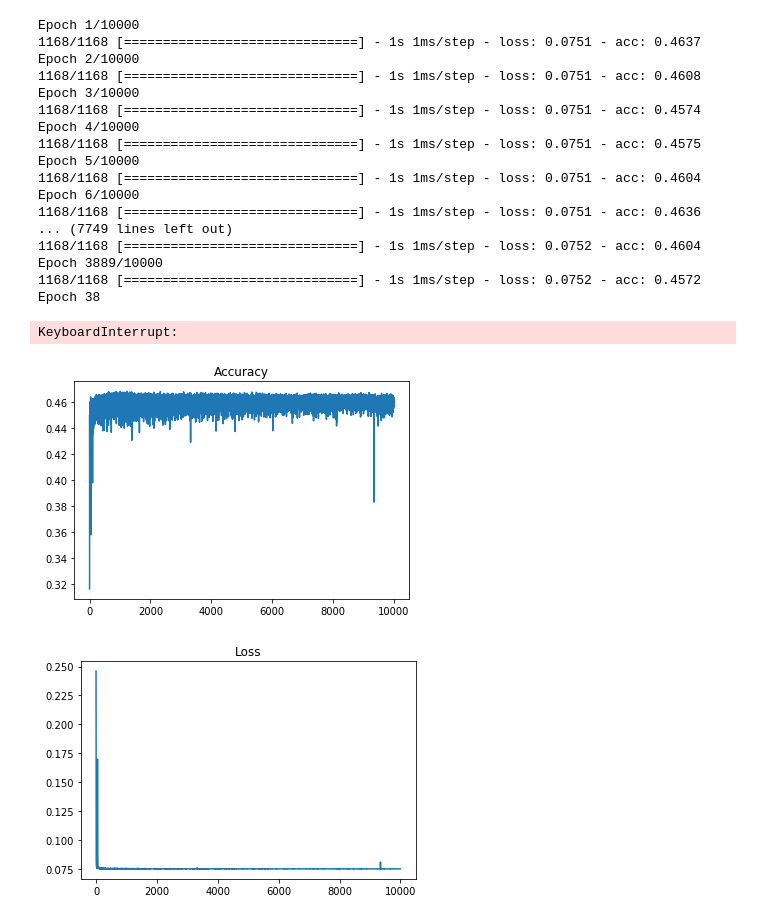
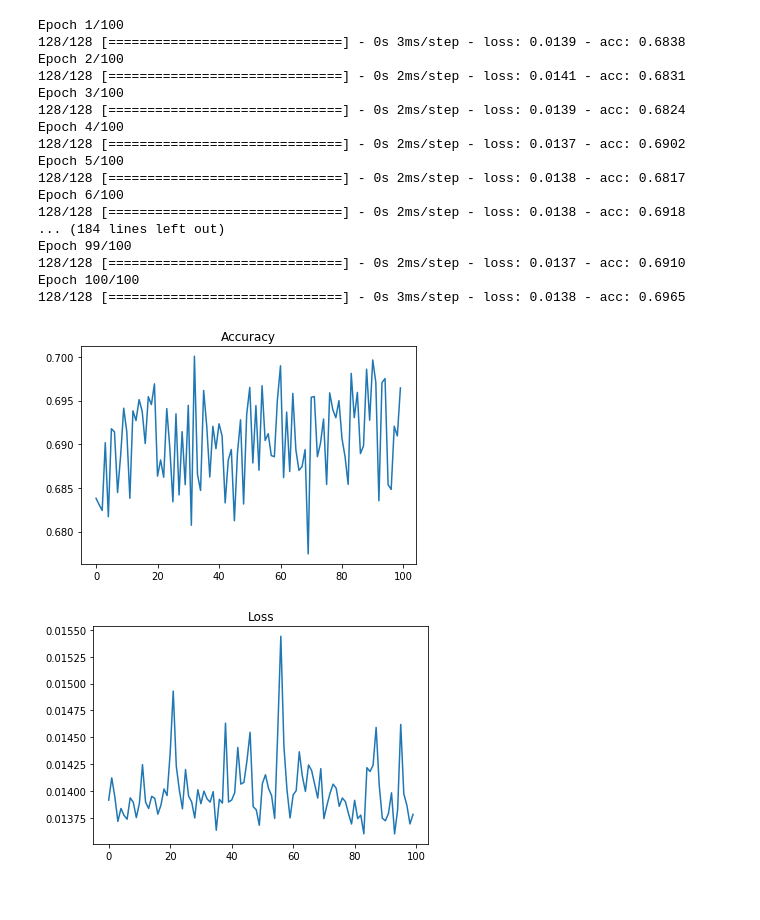
Before and after one commit to joasepul/caption-to-image-synthesis, a Jupyter notebook: text-to-image.ipynb, the cells around one changed output. Cells and saved outputs as stored; diff of their text form; code cells hidden in the pictures.

```diff
--- a/text-to-image.ipynb
+++ b/text-to-image.ipynb
@@ -119,5 +104,5 @@ imgs_y = data_loader('./cleaned-data/')
 # %%
-autoencoder = load_model('./autoencoder-models-fixed-images/autoencoder-28k-epochs.h5')
+autoencoder = load_model('./autoencoder-v2-models/autoencoder-v2-9k-epochs.h5')
 # %%
 decoder = autoencoder.layers[2]
 # %%
@@ -189,5 +180,5 @@ ________________________________________________________________________________
 # %%
-def build_autoencoder():
+def build_combined_model():
     input_caption = Input(shape=(27,))
     latent_representation = model_intermediate(input_caption)
     decoded_img = decoder(latent_representation)
@@ -205,28 +207,31 @@ ty = imgs_y[:100]
+# %%
+history = model_text2img.fit(captions_X, imgs_y, epochs=100, batch_size=32, shuffle=True)
+plot_history(history)
+# %% [output]
+Epoch 1/100
+128/128 [==============================] - 0s 3ms/step - loss: 0.0139 - acc: 0.6838
+Epoch 2/100
+128/128 [==============================] - 0s 2ms/step - loss: 0.0141 - acc: 0.6831
+Epoch 3/100
+128/128 [==============================] - 0s 2ms/step - loss: 0.0139 - acc: 0.6824
+Epoch 4/100
+128/128 [==============================] - 0s 2ms/step - loss: 0.0137 - acc: 0.6902
+Epoch 5/100
+128/128 [==============================] - 0s 2ms/step - loss: 0.0138 - acc: 0.6817
+Epoch 6/100
+128/128 [==============================] - 0s 2ms/step - loss: 0.0138 - acc: 0.6918
+... (184 lines left out)
+Epoch 99/100
+128/128 [==============================] - 0s 2ms/step - loss: 0.0137 - acc: 0.6910
+Epoch 100/100
+128/128 [==============================] - 0s 3ms/step - loss: 0.0138 - acc: 0.6965
+[figure, added]
+[figure, added]
 # %%
-for i in range (2, 20):
-    history = model_text2img.fit(captions_X, imgs_y, epochs=10000, batch_size=128, shuffle=True)
+for i in range (10, 50):
+    history = model_text2img.fit(captions_X, imgs_y, epochs=1000, batch_size=32, shuffle=True)
+    print(str(i) + 'k epochs~~~~~~~~~~~~~~~~~~~~~~~~~~~~~~~~~~~~~~~~~~~~~~~~~~~~~~')
     model_text2img.save('.\\text2img-models\\text2img-' + str(i) + 'k-epochs.h5')
+    plot_history(history)
+#     show_converted(4)
+    print('~~~~~~~~~~~~~~~~~~~~~~~~~~~~~~~~~~~~~~~~~~~~~~~~~~~~~~~~~~~~~~~~~~~~~~~')
-# %% [output]
-Epoch 1/10000
-1168/1168 [==============================] - 1s 1ms/step - loss: 0.0751 - acc: 0.4637
-Epoch 2/10000
-1168/1168 [==============================] - 1s 1ms/step - loss: 0.0751 - acc: 0.4608
-Epoch 3/10000
-1168/1168 [==============================] - 1s 1ms/step - loss: 0.0751 - acc: 0.4574
-Epoch 4/10000
-1168/1168 [==============================] - 1s 1ms/step - loss: 0.0751 - acc: 0.4575
-Epoch 5/10000
-1168/1168 [==============================] - 1s 1ms/step - loss: 0.0751 - acc: 0.4604
-Epoch 6/10000
-1168/1168 [==============================] - 1s 1ms/step - loss: 0.0751 - acc: 0.4636
-... (7749 lines left out)
-1168/1168 [==============================] - 1s 1ms/step - loss: 0.0752 - acc: 0.4604
-Epoch 3889/10000
-1168/1168 [==============================] - 1s 1ms/step - loss: 0.0752 - acc: 0.4572
-Epoch 38
-KeyboardInterrupt:
-# %%
-plot_history(history)
-# %% [output]
-[figure, removed]
-[figure, removed]
```
Also changed, not shown: parts of 20 cells of this notebook.
